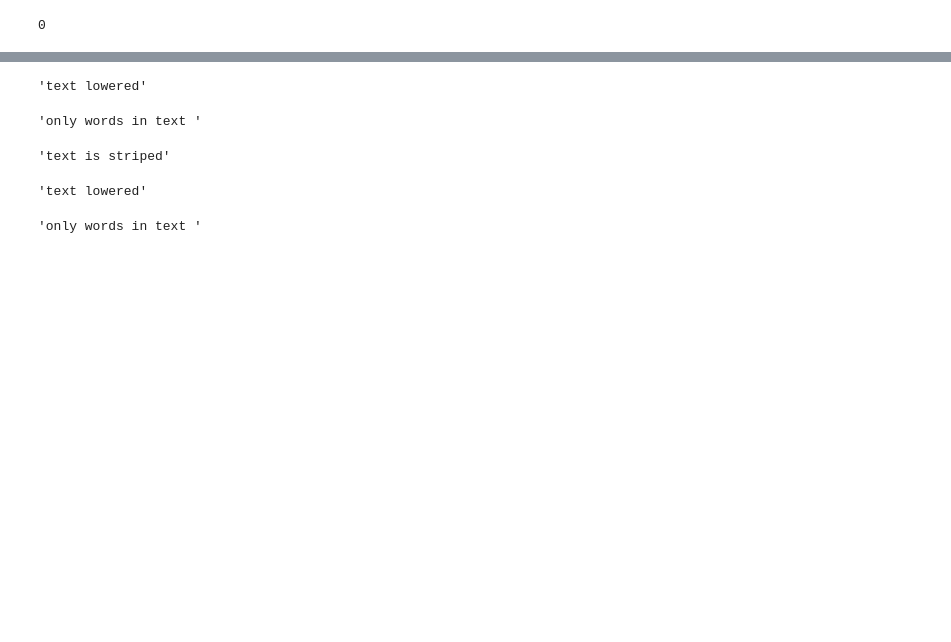
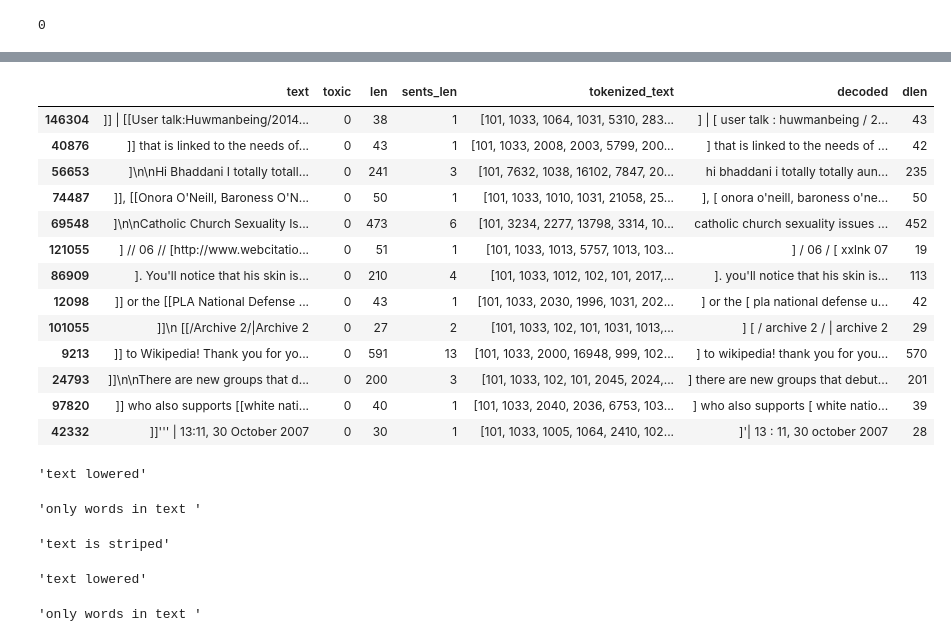
Before and after one commit to green-igor/wiki, a Jupyter notebook: wikiki (1).ipynb, the cells around one changed output, grey strips where cells are left out. Cells and saved outputs as stored; diff of their text form; code cells hidden in the pictures; blank space fills up the shorter version.

```diff
--- a/wikiki (1).ipynb
+++ b/wikiki (1).ipynb
@@ -333,3 +533,20 @@ df_toxic = df[df['toxic']==1]#['text']
+# %%
+sampled_text[sampled_text['text'].apply(lambda x: x[0])==']' ]#.sort_values(by='dlen', ascending=False)#.head(50)
+# %% [output]
+|  | text | toxic | len | sents_len | tokenized_text | decoded | dlen |
+| 146304 | ]] | [[User talk:Huwmanbeing/2014... | 0 | 38 | 1 | [101, 1033, 1064, 1031, 5310, 283... | ] | [ user talk : huwmanbeing / 2... | 43 |
+| 40876 | ]] that is linked to the needs of... | 0 | 43 | 1 | [101, 1033, 2008, 2003, 5799, 200... | ] that is linked to the needs of ... | 42 |
+| 56653 | ]\n\nHi Bhaddani I totally totall... | 0 | 241 | 3 | [101, 7632, 1038, 16102, 7847, 20... | hi bhaddani i totally totally aun... | 235 |
+| 74487 | ]], [[Onora O'Neill, Baroness O'N... | 0 | 50 | 1 | [101, 1033, 1010, 1031, 21058, 25... | ], [ onora o'neill, baroness o'ne... | 50 |
+| 69548 | ]\n\nCatholic Church Sexuality Is... | 0 | 473 | 6 | [101, 3234, 2277, 13798, 3314, 10... | catholic church sexuality issues ... | 452 |
+| 121055 | ] // 06 // [http://www.webcitatio... | 0 | 51 | 1 | [101, 1033, 1013, 5757, 1013, 103... | ] / 06 / [ xxlnk 07 | 19 |
+| 86909 | ]. You'll notice that his skin is... | 0 | 210 | 4 | [101, 1033, 1012, 102, 101, 2017,... | ]. you'll notice that his skin is... | 113 |
+| 12098 | ]] or the [[PLA National Defense ... | 0 | 43 | 1 | [101, 1033, 2030, 1996, 1031, 202... | ] or the [ pla national defense u... | 42 |
+| 101055 | ]]\n [[/Archive 2/|Archive 2 | 0 | 27 | 2 | [101, 1033, 102, 101, 1031, 1013,... | ] [ / archive 2 / | archive 2 | 29 |
+| 9213 | ]] to Wikipedia! Thank you for yo... | 0 | 591 | 13 | [101, 1033, 2000, 16948, 999, 102... | ] to wikipedia! thank you for you... | 570 |
+| 24793 | ]]\n\nThere are new groups that d... | 0 | 200 | 3 | [101, 1033, 102, 101, 2045, 2024,... | ] there are new groups that debut... | 201 |
+| 97820 | ]] who also supports [[white nati... | 0 | 40 | 1 | [101, 1033, 2040, 2036, 6753, 103... | ] who also supports [ white natio... | 39 |
+| 42332 | ]]''' | 13:11, 30 October 2007 | 0 | 30 | 1 | [101, 1033, 1005, 1064, 2410, 102... | ]'| 13 : 11, 30 october 2007 | 28 |
 # %%
 df_non_toxic = df[df['toxic']==0]#['text']
 # %%
```
Also changed, not shown: parts of 122 cells of this notebook.
